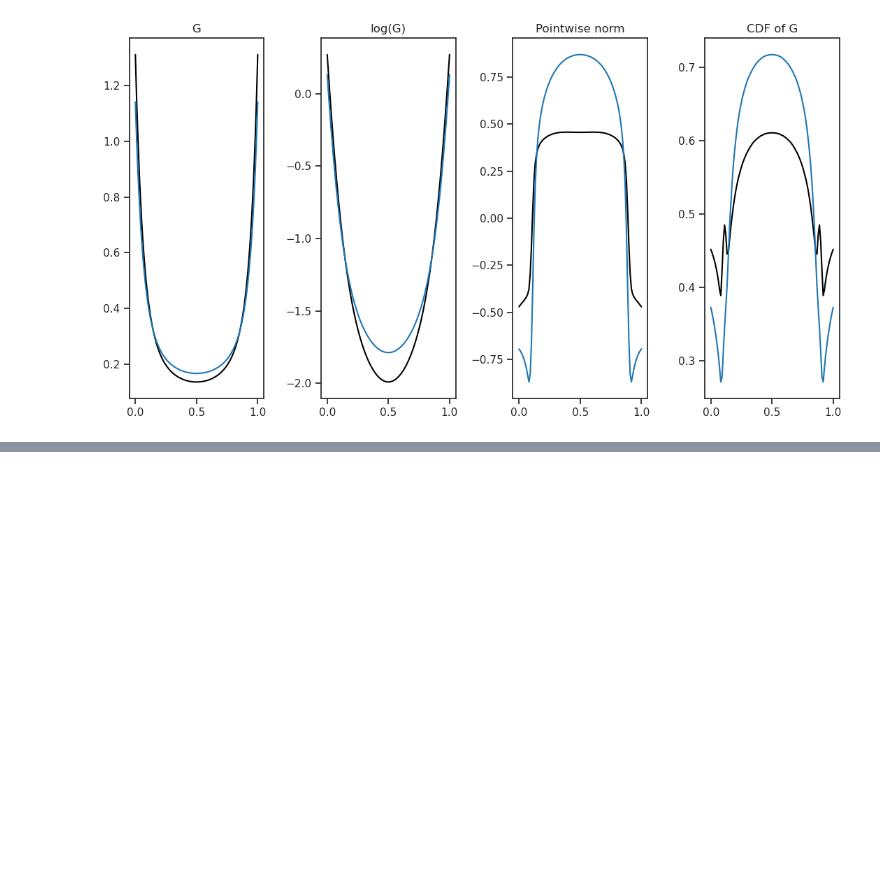
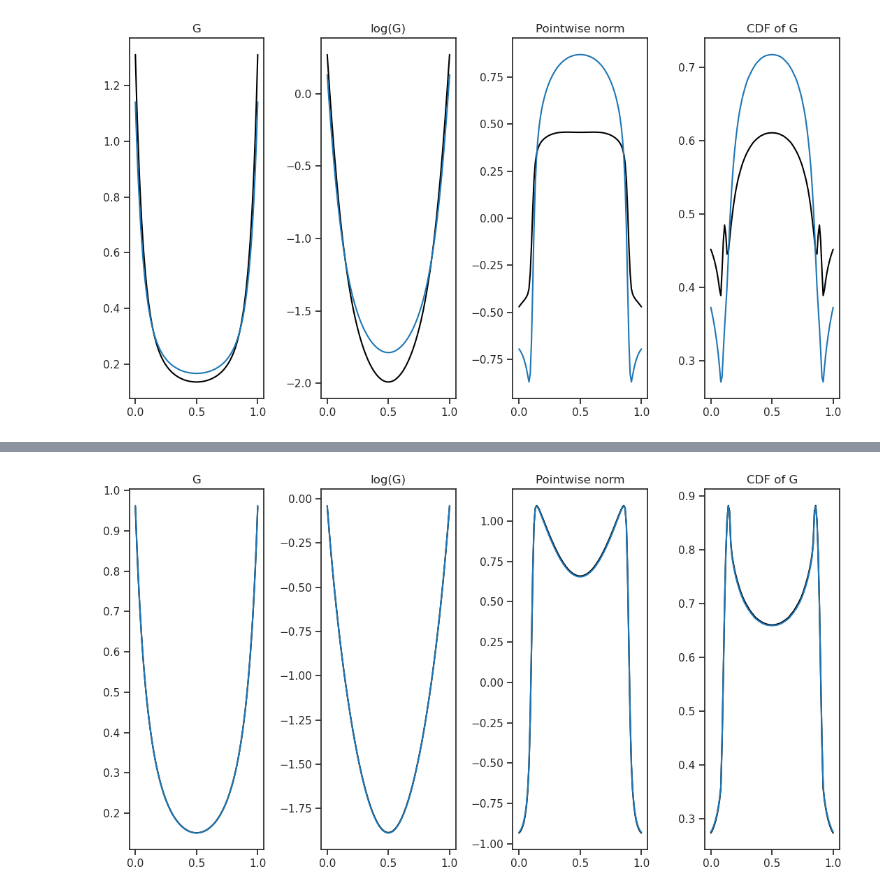
Before and after one commit to Hirshberg-Lab/transformer_latent_diffusion_4AC, a Jupyter notebook: types_of_norms.ipynb, the cells around one changed output, grey strips where cells are left out. Saved outputs shown, nothing was run; the diff lists cells and outputs as text; code cells hidden in the pictures; blank space fills up the shorter version.

```diff
--- a/types_of_norms.ipynb
+++ b/types_of_norms.ipynb
@@ -405,0 +425,4 @@ sm.plot_closest_G()
+# %%
+sm.plot_closest_G()
+# %% [output]
+[figure, added]
```
Also changed, not shown: parts of 6 cells of this notebook.
